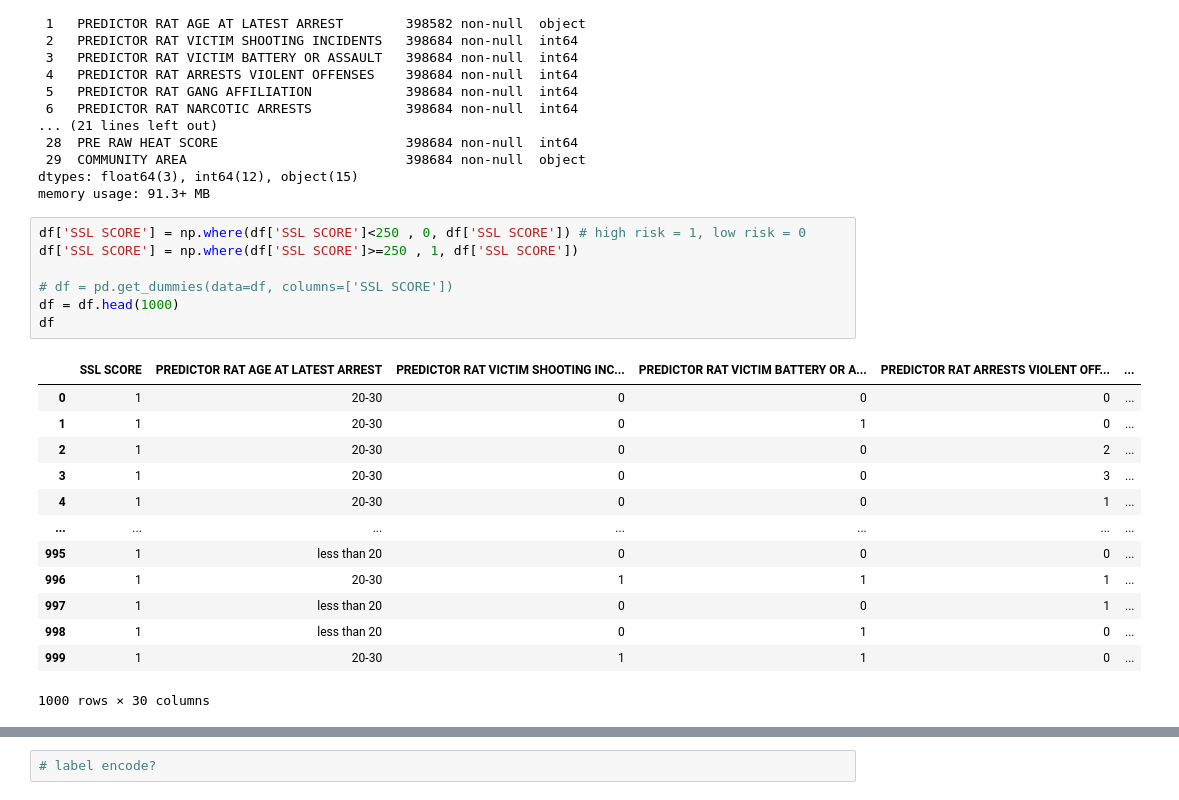
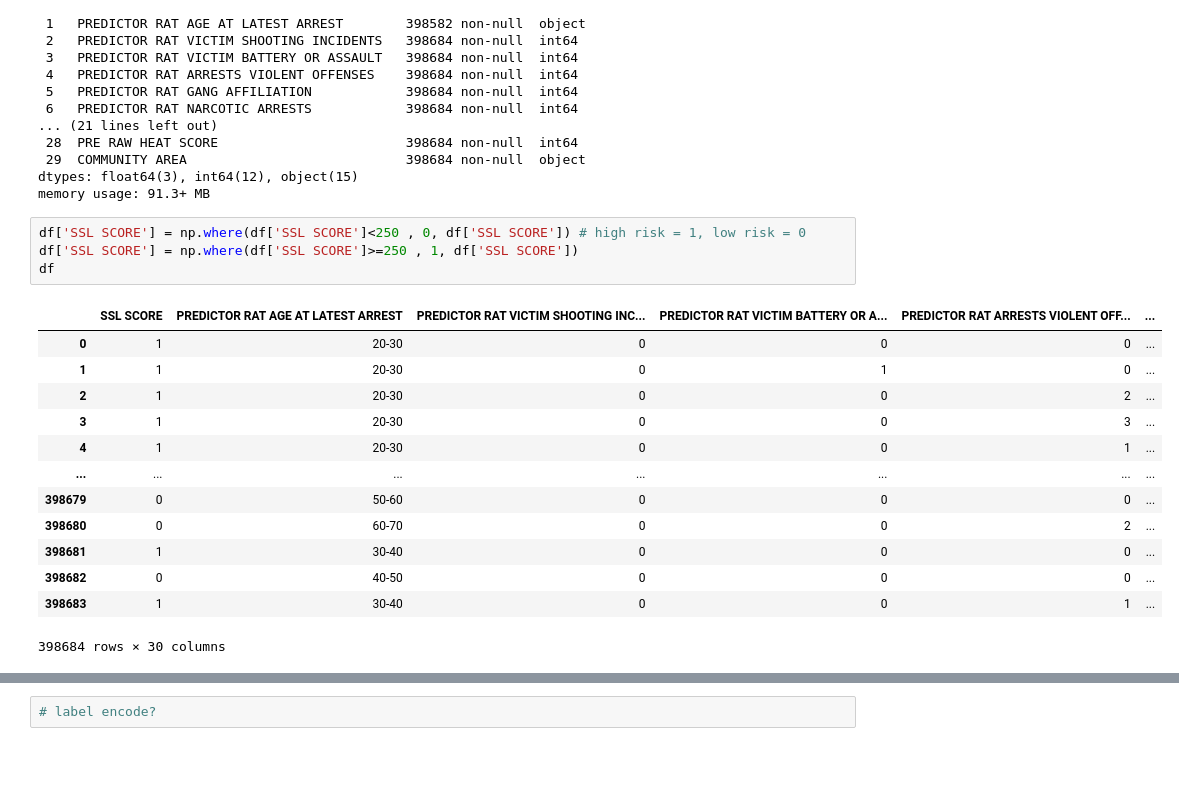
Before and after one commit to avasdowney/predictive_policing_thesis, a Jupyter notebook: preprocess.ipynb, the cells around one changed output, grey strips where cells are left out. Drawn from its saved outputs; the diff is of its cells as text; blank space fills up the shorter version.

```diff
--- a/preprocess.ipynb
+++ b/preprocess.ipynb
@@ -61,21 +62,18 @@ memory usage: 91.3+ MB
 # %%
 df['SSL SCORE'] = np.where(df['SSL SCORE']<250 , 0, df['SSL SCORE']) # high risk = 1, low risk = 0
 df['SSL SCORE'] = np.where(df['SSL SCORE']>=250 , 1, df['SSL SCORE'])
-
-# df = pd.get_dummies(data=df, columns=['SSL SCORE'])
-df = df.head(1000)
 df
 # %% [output]
 |  | SSL SCORE | PREDICTOR RAT AGE AT LATEST ARREST | PREDICTOR RAT VICTIM SHOOTING INC... | PREDICTOR RAT VICTIM BATTERY OR A... | PREDICTOR RAT ARRESTS VIOLENT OFF... | ... |
 | 0 | 1 | 20-30 | 0 | 0 | 0 | ... |
 | 1 | 1 | 20-30 | 0 | 1 | 0 | ... |
 | 2 | 1 | 20-30 | 0 | 0 | 2 | ... |
 | 3 | 1 | 20-30 | 0 | 0 | 3 | ... |
 | 4 | 1 | 20-30 | 0 | 0 | 1 | ... |
 | ... | ... | ... | ... | ... | ... | ... |
-| 995 | 1 | less than 20 | 0 | 0 | 0 | ... |
-| 996 | 1 | 20-30 | 1 | 1 | 1 | ... |
-| 997 | 1 | less than 20 | 0 | 0 | 1 | ... |
-| 998 | 1 | less than 20 | 0 | 1 | 0 | ... |
-| 999 | 1 | 20-30 | 1 | 1 | 0 | ... |
+| 398679 | 0 | 50-60 | 0 | 0 | 0 | ... |
+| 398680 | 0 | 60-70 | 0 | 0 | 2 | ... |
+| 398681 | 1 | 30-40 | 0 | 0 | 0 | ... |
+| 398682 | 0 | 40-50 | 0 | 0 | 0 | ... |
+| 398683 | 1 | 30-40 | 0 | 0 | 1 | ... |
-1000 rows × 30 columns
+398684 rows × 30 columns
```
Also changed, not shown: parts of 9 cells of this notebook, 1 other file.
